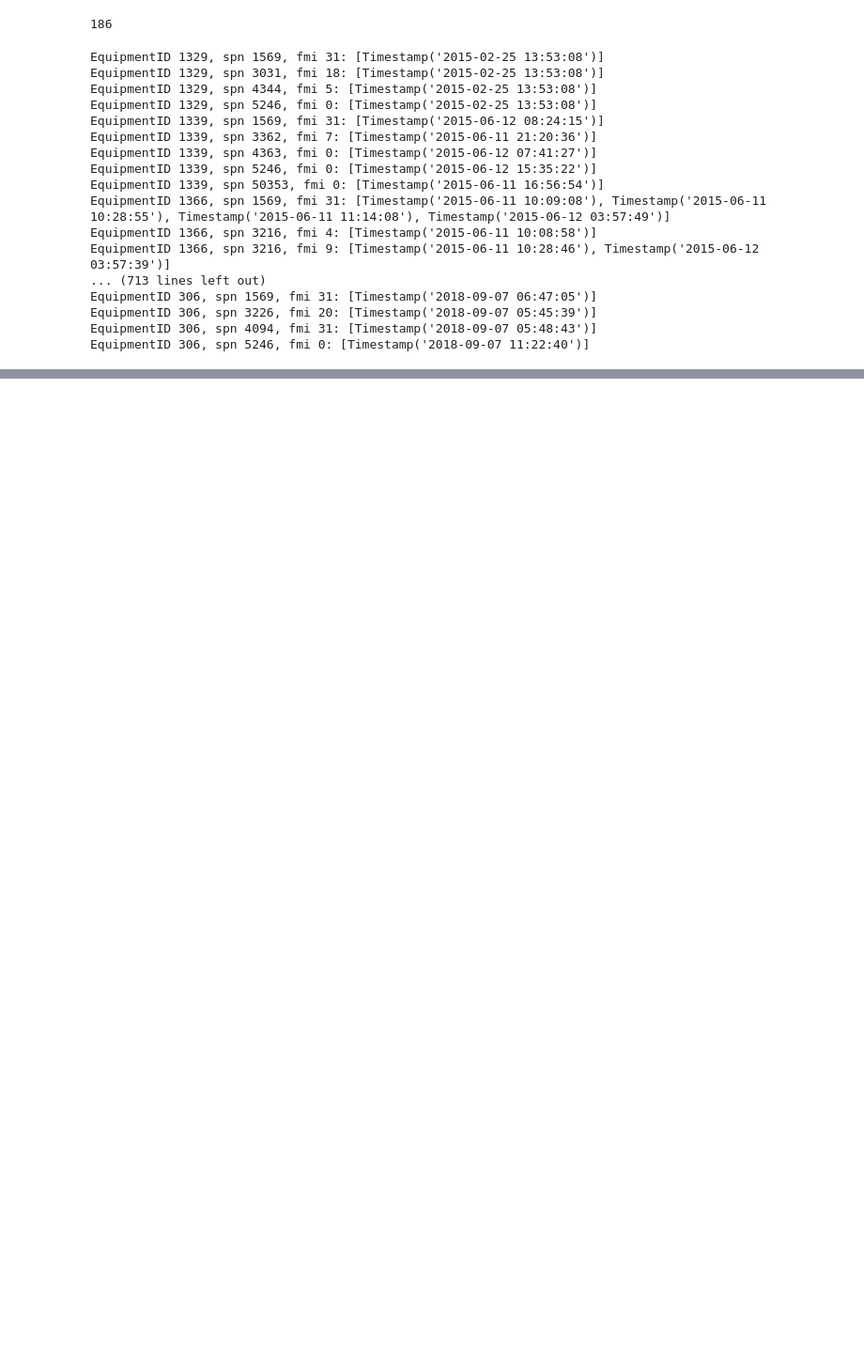
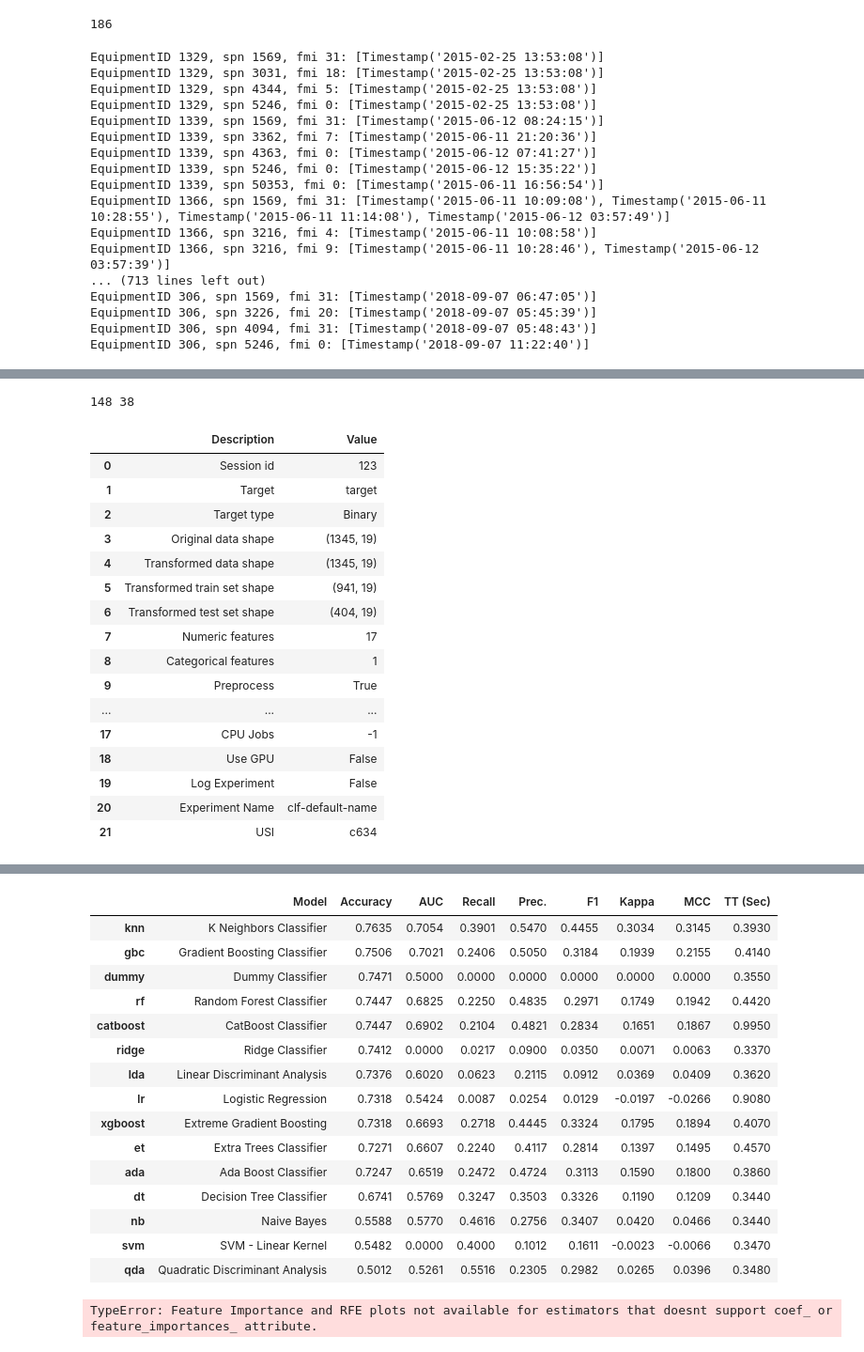
Before and after one commit to ashamaheshwari/big_g_express-predicting-derates, a Jupyter notebook: notebooks/RUL.ipynb, the cells around one changed output, grey strips where cells are left out. Shown at 94% size. Drawn from its saved outputs; the diff is of its cells as text; code cells hidden in the pictures; blank space fills up the shorter version.

```diff
--- a/notebooks/RUL.ipynb
+++ b/notebooks/RUL.ipynb
@@ -1548,0 +2224,3 @@ fig.show()
+# %%
+ml_features = filtered_df.drop(columns=['ecuModel','ecuMake','Longitude', 'Latitude', 'time_diff','activeTransitionCount','ecuSource','LampStatus','eventDescription','EventTimeStamp','RecordID', 'ESS_Id','spn','fmi'], axis=1)
+ml_features
@@ -1548,0 +2241,52 @@ fig.show()
+# %%
+train_units, val_units = train_test_split(ml_features["EquipmentID"].unique(), test_size=0.2, random_state=1337)
+
+train_df = ml_features.query("EquipmentID in @train_units")
+val_df = ml_features.query("EquipmentID in @val_units")
+assert not (train_df["EquipmentID"].pipe(set) & val_df["EquipmentID"].pipe(set))
+print(train_df["EquipmentID"].nunique(), val_df["EquipmentID"].nunique())
+# %% [output]
+148 38
+# %%
+train_df = train_df.drop('EquipmentID', axis=1)
+val_df = val_df.drop('EquipmentID', axis=1)
+# %%
+from pycaret.classification import *
+
+# create time series split
+#split = int(len(rul_ml)*0.8)
+#train_data = rul_ml[:split]
+#test_data = rul_ml[split:]
+
+# setup pycaret
+clf = setup(data=train_df, target='target', session_id=123, fold_strategy='timeseries')
+
+# train model
+#model = create_model('gbc')
+#best_model = compare_models()
+models_to_exclude = ['lightgbm']
+
+model=compare_models(exclude=models_to_exclude)
+
+# plot feature importance
+plot_model(model, plot='feature')
+predictions = predict_model(model, data=val_df)
+predictions
+# %% [output]
+|  | Description | Value |
+| 0 | Session id | 123 |
+| 1 | Target | target |
+| 2 | Target type | Binary |
+| 3 | Original data shape | (1345, 19) |
+| 4 | Transformed data shape | (1345, 19) |
+| 5 | Transformed train set shape | (941, 19) |
+| 6 | Transformed test set shape | (404, 19) |
+| 7 | Numeric features | 17 |
+| 8 | Categorical features | 1 |
+| 9 | Preprocess | True |
+| ... | ... | ... |
+| 17 | CPU Jobs | -1 |
+| 18 | Use GPU | False |
+| 19 | Log Experiment | False |
+| 20 | Experiment Name | clf-default-name |
+| 21 | USI | c634 |
@@ -1548,0 +2294,17 @@ fig.show()
+|  | Model | Accuracy | AUC | Recall | Prec. | F1 | Kappa | MCC | TT (Sec) |
+| knn | K Neighbors Classifier | 0.7635 | 0.7054 | 0.3901 | 0.5470 | 0.4455 | 0.3034 | 0.3145 | 0.3930 |
+| gbc | Gradient Boosting Classifier | 0.7506 | 0.7021 | 0.2406 | 0.5050 | 0.3184 | 0.1939 | 0.2155 | 0.4140 |
+| dummy | Dummy Classifier | 0.7471 | 0.5000 | 0.0000 | 0.0000 | 0.0000 | 0.0000 | 0.0000 | 0.3550 |
+| rf | Random Forest Classifier | 0.7447 | 0.6825 | 0.2250 | 0.4835 | 0.2971 | 0.1749 | 0.1942 | 0.4420 |
+| catboost | CatBoost Classifier | 0.7447 | 0.6902 | 0.2104 | 0.4821 | 0.2834 | 0.1651 | 0.1867 | 0.9950 |
+| ridge | Ridge Classifier | 0.7412 | 0.0000 | 0.0217 | 0.0900 | 0.0350 | 0.0071 | 0.0063 | 0.3370 |
+| lda | Linear Discriminant Analysis | 0.7376 | 0.6020 | 0.0623 | 0.2115 | 0.0912 | 0.0369 | 0.0409 | 0.3620 |
+| lr | Logistic Regression | 0.7318 | 0.5424 | 0.0087 | 0.0254 | 0.0129 | -0.0197 | -0.0266 | 0.9080 |
+| xgboost | Extreme Gradient Boosting | 0.7318 | 0.6693 | 0.2718 | 0.4445 | 0.3324 | 0.1795 | 0.1894 | 0.4070 |
+| et | Extra Trees Classifier | 0.7271 | 0.6607 | 0.2240 | 0.4117 | 0.2814 | 0.1397 | 0.1495 | 0.4570 |
+| ada | Ada Boost Classifier | 0.7247 | 0.6519 | 0.2472 | 0.4724 | 0.3113 | 0.1590 | 0.1800 | 0.3860 |
+| dt | Decision Tree Classifier | 0.6741 | 0.5769 | 0.3247 | 0.3503 | 0.3326 | 0.1190 | 0.1209 | 0.3440 |
+| nb | Naive Bayes | 0.5588 | 0.5770 | 0.4616 | 0.2756 | 0.3407 | 0.0420 | 0.0466 | 0.3440 |
+| svm | SVM - Linear Kernel | 0.5482 | 0.0000 | 0.4000 | 0.1012 | 0.1611 | -0.0023 | -0.0066 | 0.3470 |
+| qda | Quadratic Discriminant Analysis | 0.5012 | 0.5261 | 0.5516 | 0.2305 | 0.2982 | 0.0265 | 0.0396 | 0.3480 |
+TypeError: Feature Importance and RFE plots not available for estimators that doesnt support coef_ or feature_importances_ attribute.
```
Also changed, not shown: parts of 59 cells of this notebook.
